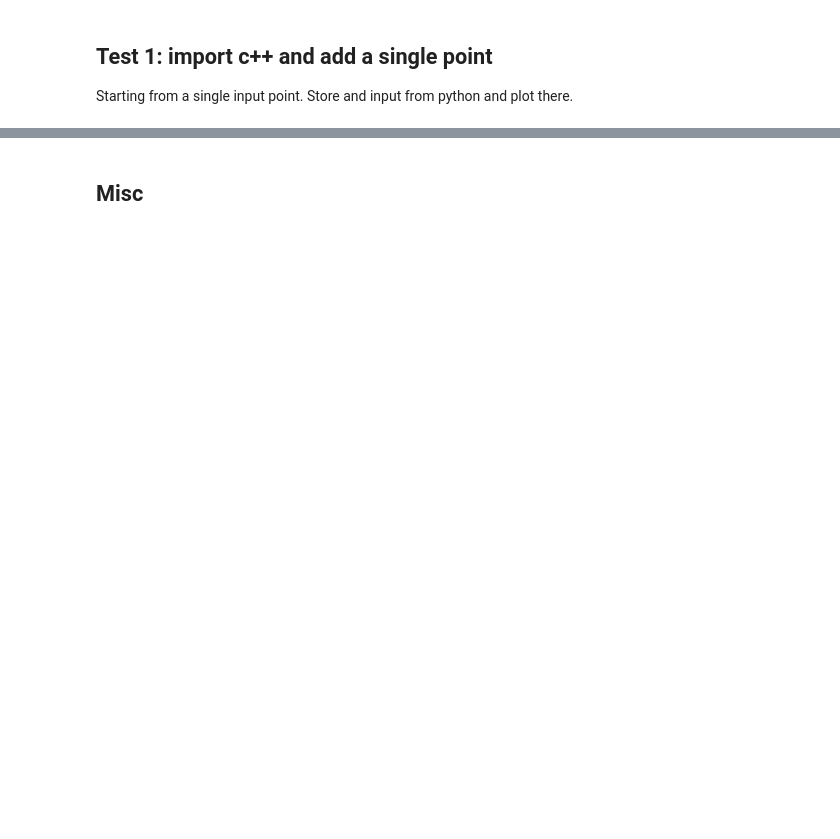
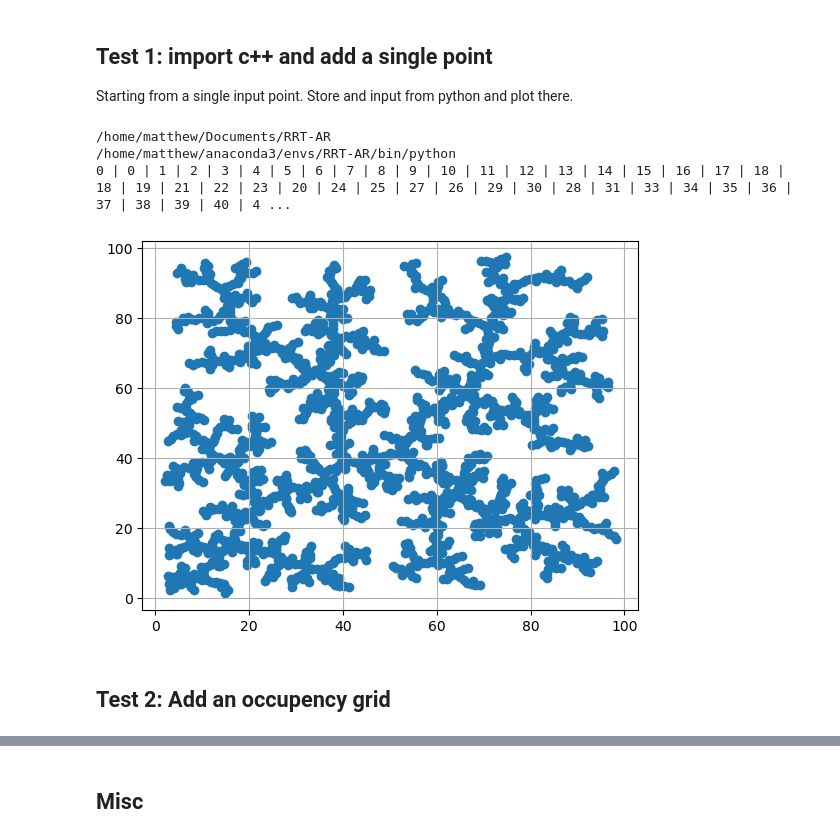
Before and after one commit to matthew0517/RRT-AR, a Jupyter notebook: testRRT.ipynb, the cells around one changed output, grey strips where cells are left out. Saved outputs shown, nothing was run; the diff lists cells and outputs as text; code cells hidden in the pictures; blank space fills up the shorter version.

Commit message:
Added tree plot

```diff
--- a/testRRT.ipynb
+++ b/testRRT.ipynb
@@ -4,13 +4,34 @@ Starting from a single input point.  Store and input from python and plot there.
 # %%
 import matplotlib.pyplot as plt
 
-def scatter_plot_2d_vectors(vectors):
+def scatter_plot_2d_vectors(ax, vectors):
     x = [vector[0] for vector in vectors]
     y = [vector[1] for vector in vectors]
 
-    plt.scatter(x, y)
-    plt.xlabel('X')
-    plt.ylabel('Y')
-    plt.title('Scatter Plot of 2D Vectors')
-    plt.grid(True)
-    plt.show()
+    ax.scatter(x, y)
+    #fig.xlabel('X')
+    #fig.ylabel('Y')
+    #fig.title('Scatter Plot of 2D Vectors')
+    ax.grid(True)
+    #fig.show()
+# %%
+import os
+print(os.getcwd())
+
+import numpy as np
+og = np.zeros((100,100), dtype=int)
+
+import sys
+print(sys.executable)
+sys.path.insert(0, './build')
+import RRTAR
+fig = plt.figure()
+ax = fig.add_subplot()
+scatter_plot_2d_vectors(ax, RRTAR.runRRT(4.0, 4.0, 2000, 1.0, og))
+# %% [output]
+/home/matthew/Documents/RRT-AR
+/home/matthew/anaconda3/envs/RRT-AR/bin/python
+0 | 0 | 1 | 2 | 3 | 4 | 5 | 6 | 7 | 8 | 9 | 10 | 11 | 12 | 13 | 14 | 15 | 16 | 17 | 18 | 18 | 19 | 21 | 22 | 23 | 20 | 24 | 25 | 27 | 26 | 29 | 30 | 28 | 31 | 33 | 34 | 35 | 36 | 37 | 38 | 39 | 40 | 4 ...
+[figure, added]
+# %% [markdown]
+## Test 2: Add an occupency grid
```
Also changed, not shown: parts of 13 cells of this notebook, 1 other file.
